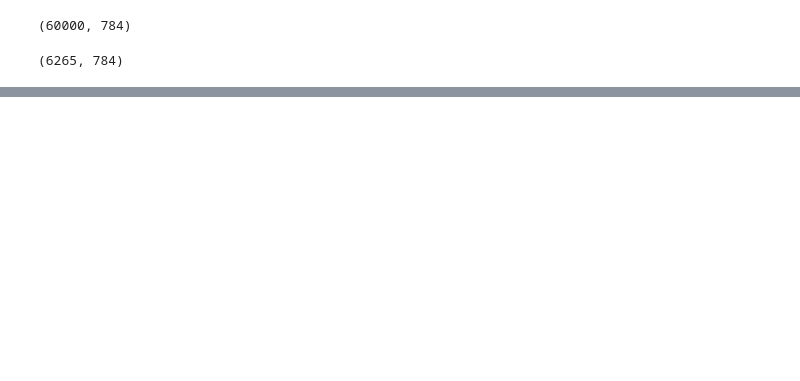
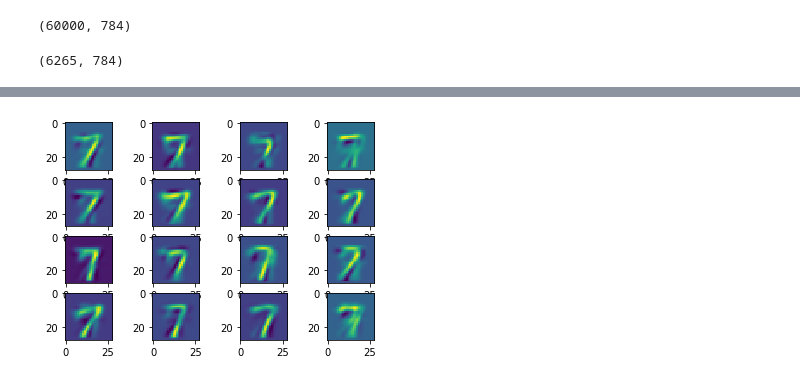
Before and after one commit to karasjoh000/GuassianProcesses, a Jupyter notebook: h4.ipynb, the cells around one changed output, grey strips where cells are left out. Cells and saved outputs as stored; diff of their text form; code cells hidden in the pictures; blank space fills up the shorter version.

```diff
--- a/h4.ipynb
+++ b/h4.ipynb
@@ -34,0 +68,7 @@ sevens.shape
+# %%
+fig, axs = plt.subplots(4,4)
+for i in range(0, 16):
+    axs[i // 4, i % 4].imshow(sample[i, :].numpy().reshape((28,28)))
+#fig.savefig("./figures/sample16.pdf")
+# %% [output]
+[figure, added]
```
Also changed, not shown: parts of 6 cells of this notebook, 4 other files.
